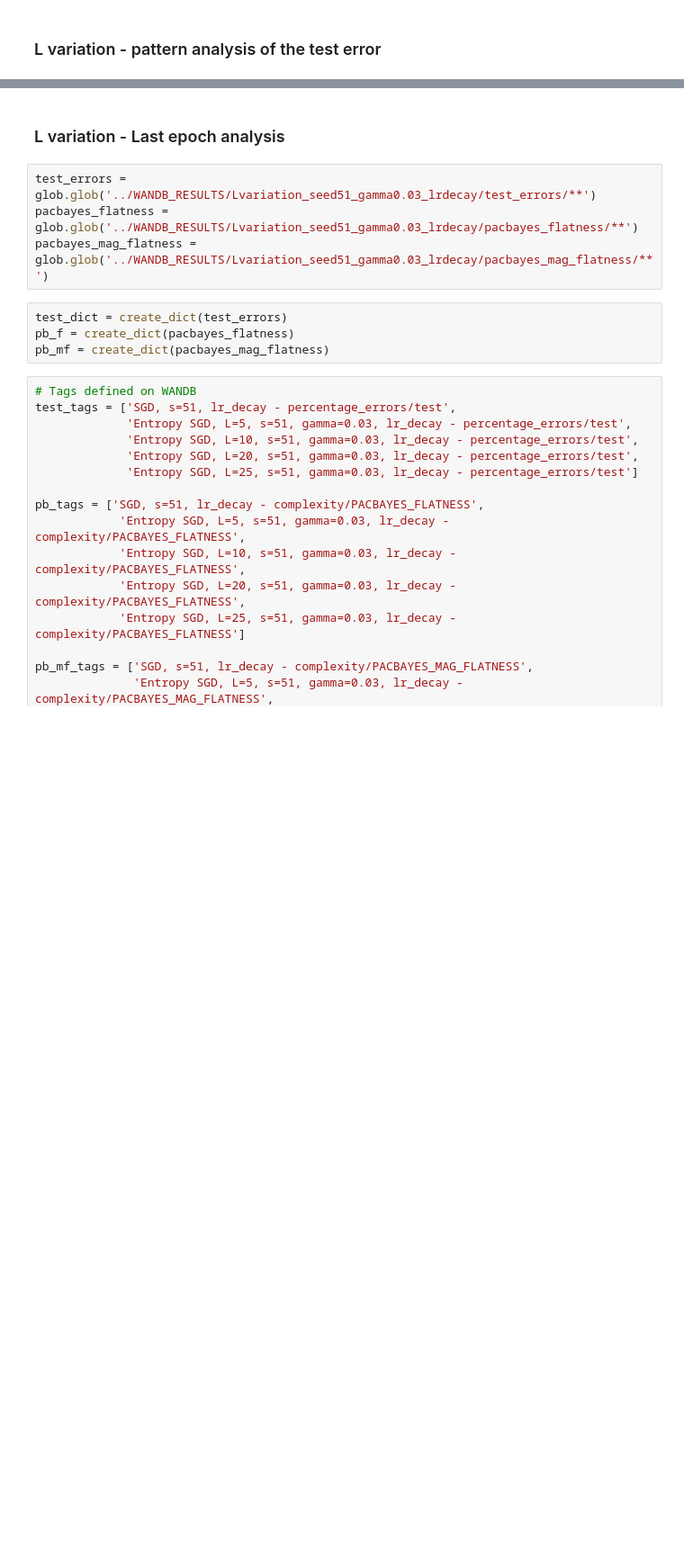
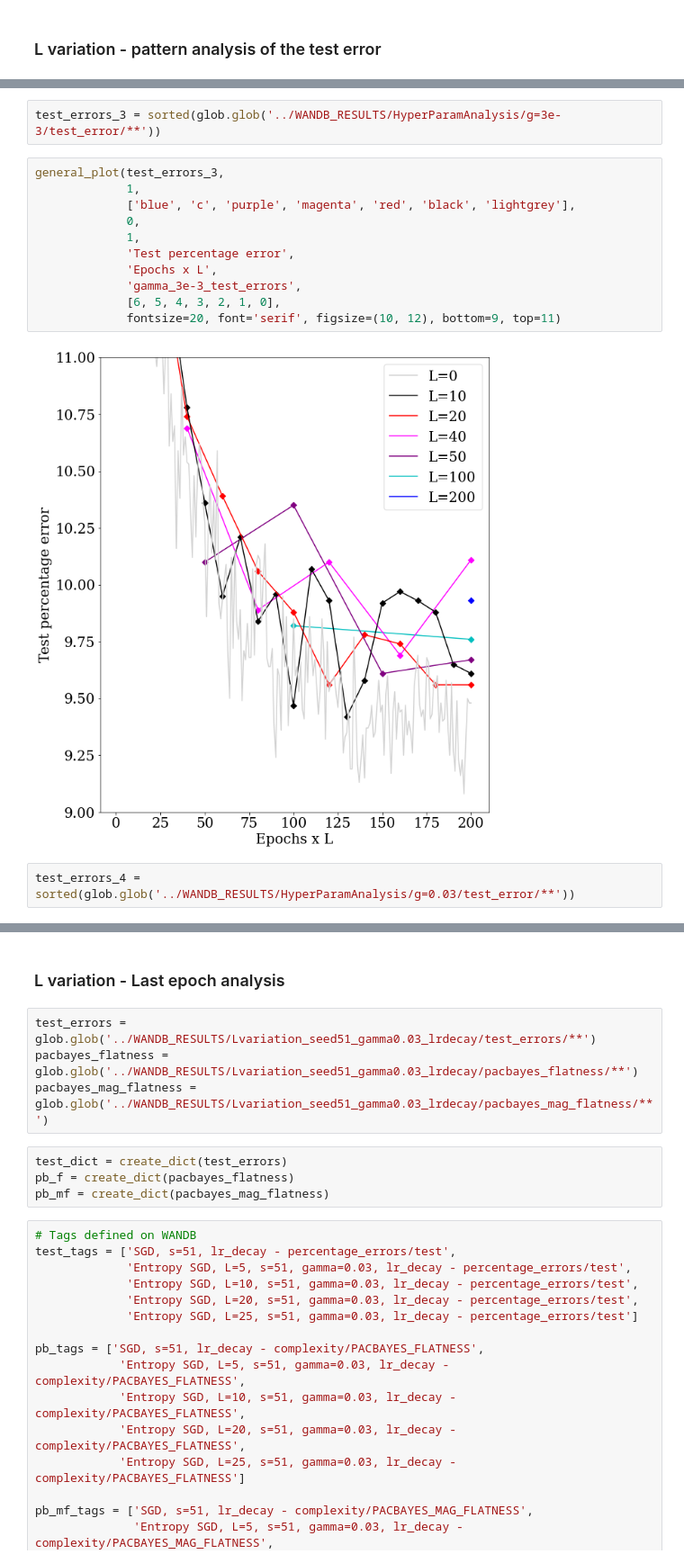
Before and after one commit to melissamcarvalho/entropy-sgd-reproduction, a Jupyter notebook: notebooks/1_plots_final_experiment.ipynb, the cells around one changed output, grey strips where cells are left out. Shown at 90% size. Saved outputs shown, nothing was run; the diff lists cells and outputs as text; blank space fills up the shorter version.

```diff
--- a/notebooks/1_plots_final_experiment.ipynb
+++ b/notebooks/1_plots_final_experiment.ipynb
@@ -111,0 +313,17 @@ general_plot(test_errors,
+# %%
+test_errors_3 = sorted(glob.glob('../WANDB_RESULTS/HyperParamAnalysis/g=3e-3/test_error/**'))
+# %%
+general_plot(test_errors_3,
+             1,
+             ['blue', 'c', 'purple', 'magenta', 'red', 'black', 'lightgrey'],
+             0,
+             1,
+             'Test percentage error',
+             'Epochs x L',
+             'gamma_3e-3_test_errors',
+             [6, 5, 4, 3, 2, 1, 0],
+             fontsize=20, font='serif', figsize=(10, 12), bottom=9, top=11)
+# %% [output]
+[figure, added]
+# %%
+test_errors_4 = sorted(glob.glob('../WANDB_RESULTS/HyperParamAnalysis/g=0.03/test_error/**'))
```
Also changed, not shown: parts of 57 cells of this notebook.
